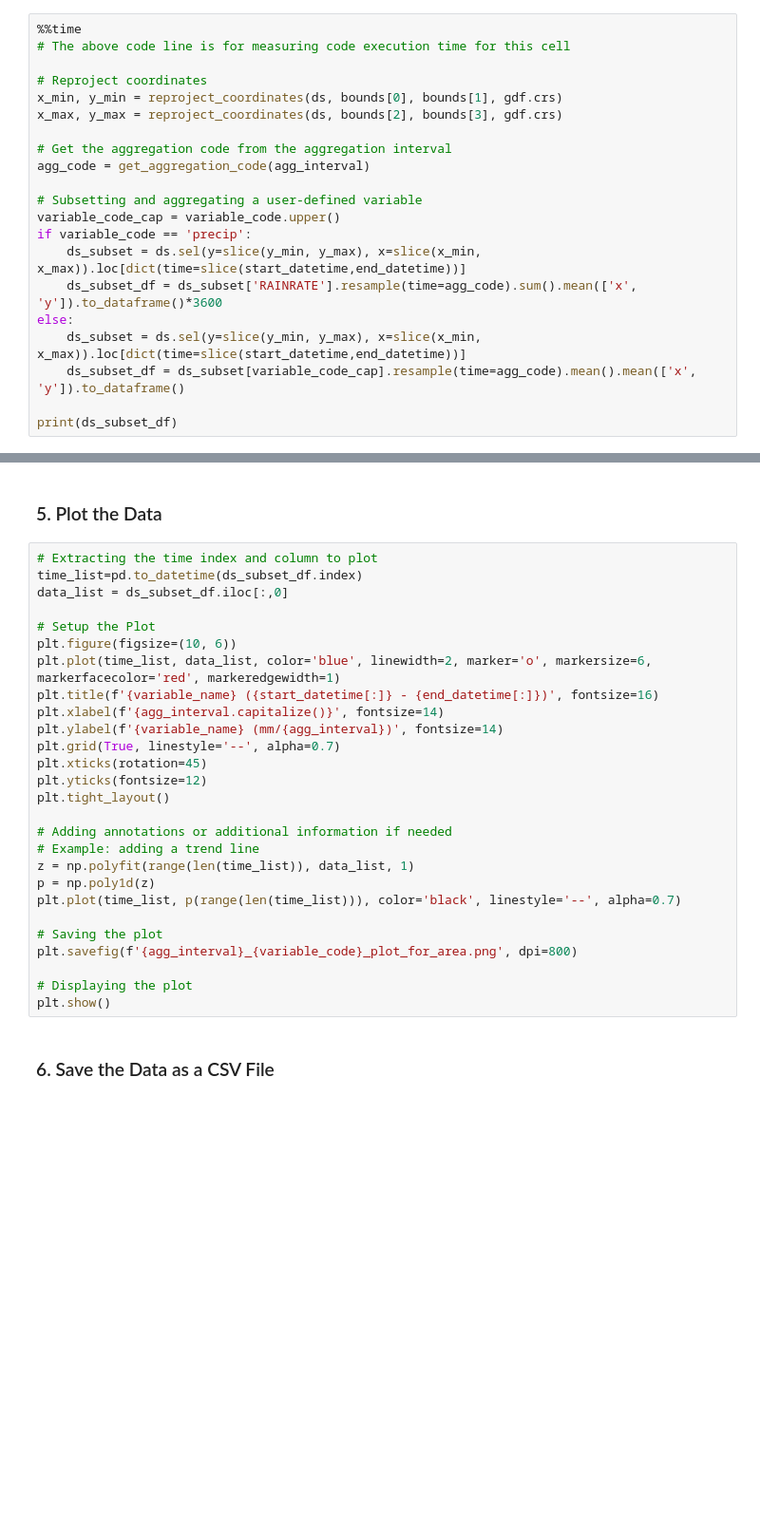
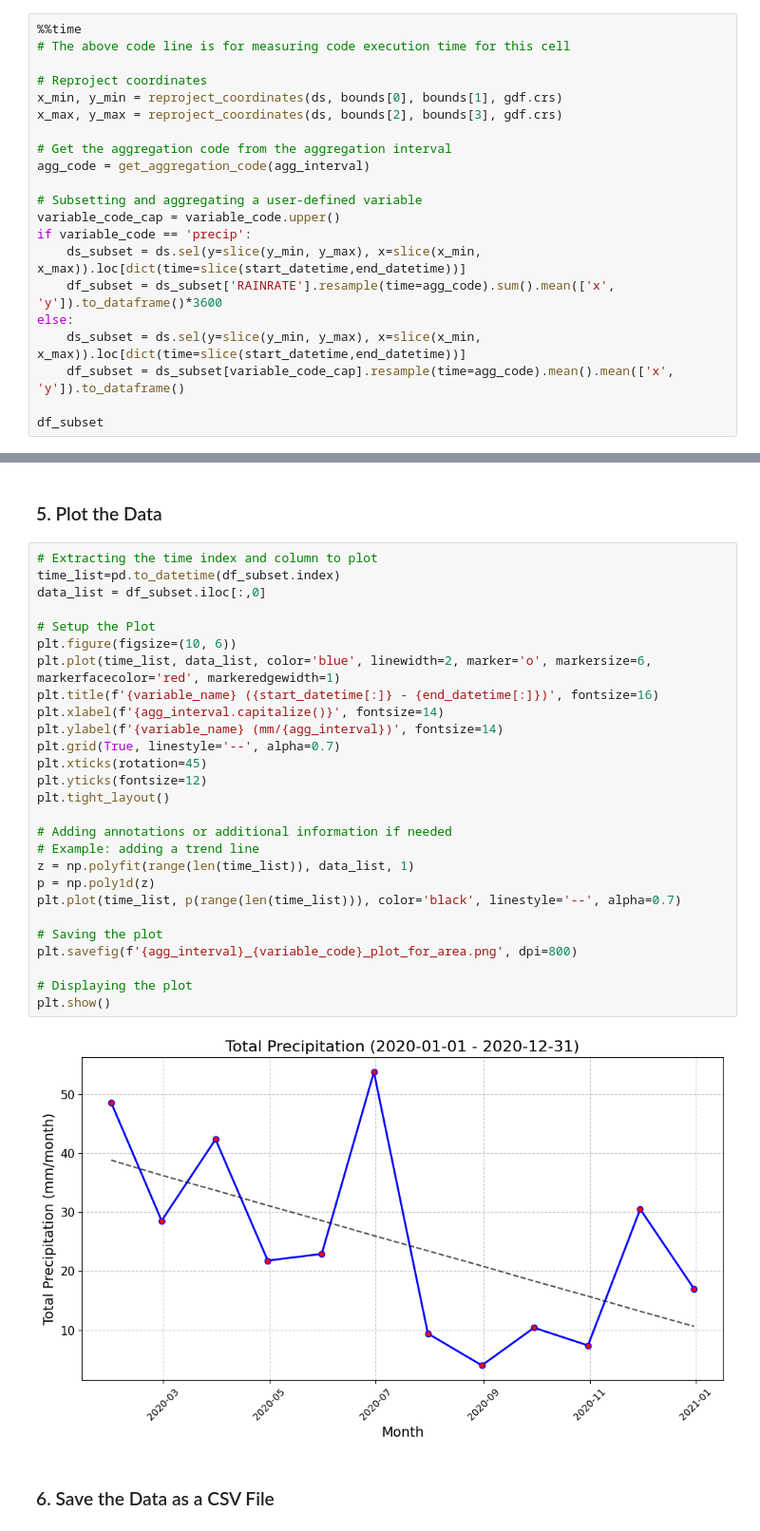
Before and after one commit to CUAHSI/notebooks, a Jupyter notebook: Data Access Examples/AORC - Retrieval of AORC Data for Hydrologic Analysis/AORC_Zone_Data_Retrieval.ipynb, the cells around one changed output, grey strips where cells are left out. Shown at 95% size. Drawn from its saved outputs; the diff is of its cells as text; blank space fills up the shorter version.

```diff
--- a/Data Access Examples/AORC - Retrieval of AORC Data for Hydrologic Analysis/AORC_Zone_Data_Retrieval.ipynb
+++ b/Data Access Examples/AORC - Retrieval of AORC Data for Hydrologic Analysis/AORC_Zone_Data_Retrieval.ipynb
@@ -171,9 +208,9 @@ agg_code = get_aggregation_code(agg_interval)
 variable_code_cap = variable_code.upper()
 if variable_code == 'precip':
     ds_subset = ds.sel(y=slice(y_min, y_max), x=slice(x_min, x_max)).loc[dict(time=slice(start_datetime,end_datetime))]
-    ds_subset_df = ds_subset['RAINRATE'].resample(time=agg_code).sum().mean(['x', 'y']).to_dataframe()*3600
+    df_subset = ds_subset['RAINRATE'].resample(time=agg_code).sum().mean(['x', 'y']).to_dataframe()*3600
 else:
     ds_subset = ds.sel(y=slice(y_min, y_max), x=slice(x_min, x_max)).loc[dict(time=slice(start_datetime,end_datetime))]
-    ds_subset_df = ds_subset[variable_code_cap].resample(time=agg_code).mean().mean(['x', 'y']).to_dataframe()
+    df_subset = ds_subset[variable_code_cap].resample(time=agg_code).mean().mean(['x', 'y']).to_dataframe()
 
-print(ds_subset_df)
+df_subset
@@ -181,31 +235,33 @@ print(ds_subset_df)
 ### 5. Plot the Data
 # %%
 # Extracting the time index and column to plot
-time_list=pd.to_datetime(ds_subset_df.index)
-data_list = ds_subset_df.iloc[:,0]
+time_list=pd.to_datetime(df_subset.index)
+data_list = df_subset.iloc[:,0]
 
 # Setup the Plot
 plt.figure(figsize=(10, 6))
 plt.plot(time_list, data_list, color='blue', linewidth=2, marker='o', markersize=6, markerfacecolor='red', markeredgewidth=1)
 plt.title(f'{variable_name} ({start_datetime[:]} - {end_datetime[:]})', fontsize=16)
 plt.xlabel(f'{agg_interval.capitalize()}', fontsize=14)
 plt.ylabel(f'{variable_name} (mm/{agg_interval})', fontsize=14)
 plt.grid(True, linestyle='--', alpha=0.7)
 plt.xticks(rotation=45)
 plt.yticks(fontsize=12)
 plt.tight_layout()
 
 # Adding annotations or additional information if needed
 # Example: adding a trend line
 z = np.polyfit(range(len(time_list)), data_list, 1)
 p = np.poly1d(z)
 plt.plot(time_list, p(range(len(time_list))), color='black', linestyle='--', alpha=0.7)
 
 # Saving the plot
 plt.savefig(f'{agg_interval}_{variable_code}_plot_for_area.png', dpi=800)
 
 # Displaying the plot
 plt.show()
+# %% [output]
+[figure, added]
 # %% [markdown]
 ### 6. Save the Data as a CSV File
 # %%
```
Also changed, not shown: parts of 9 cells of this notebook, 1 other file.
